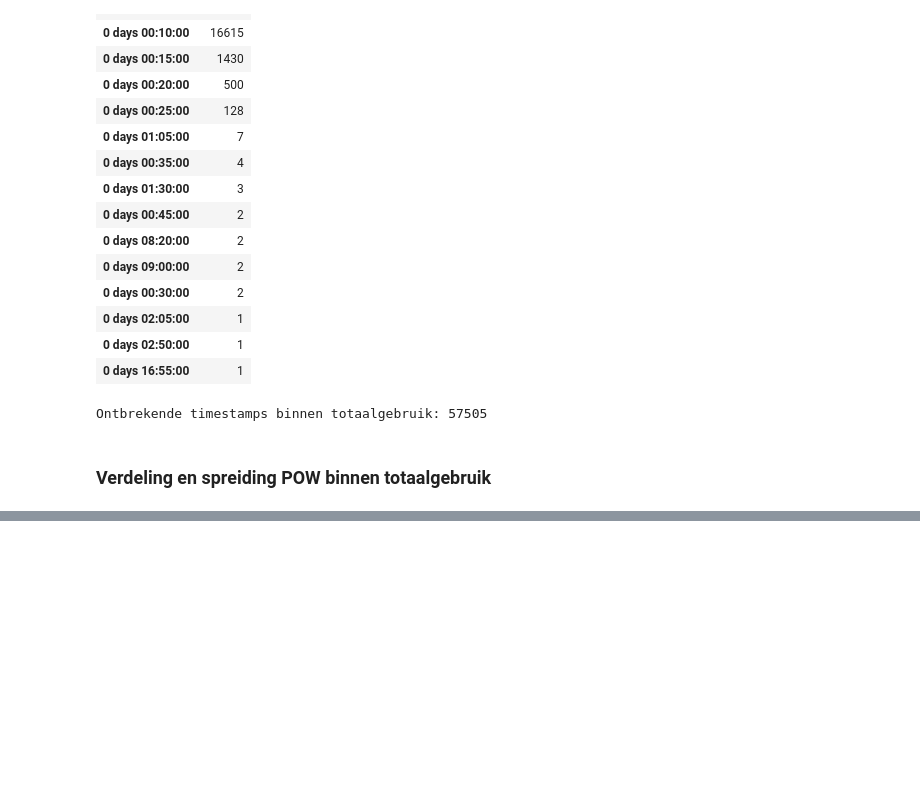
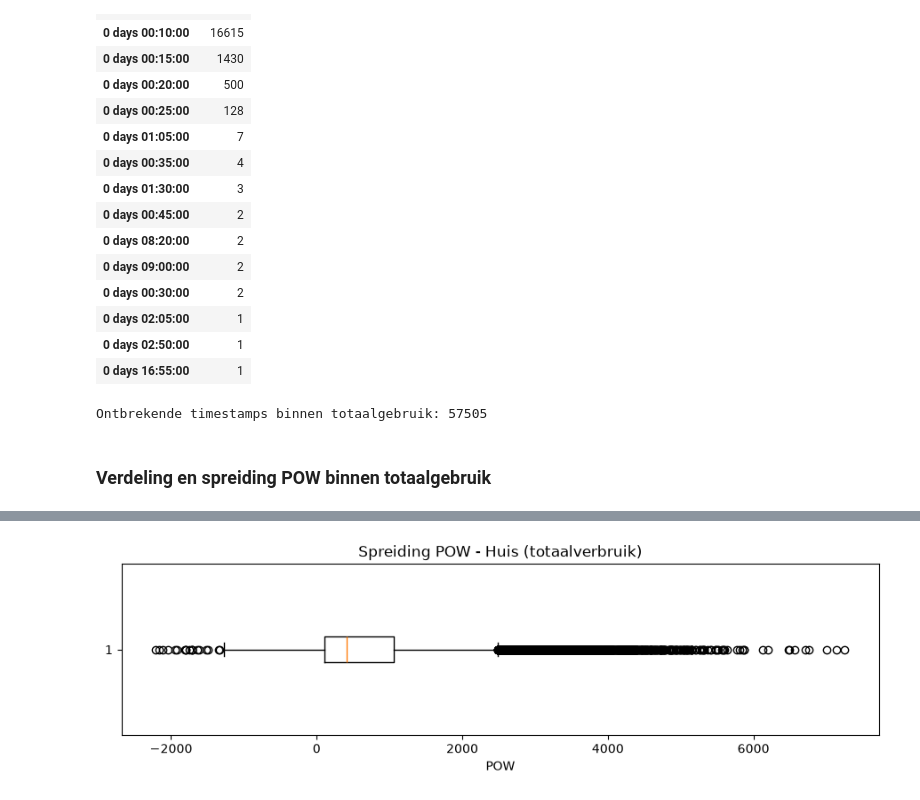
Before and after one commit to CasDerksen/Project3_Deel1, a Jupyter notebook: exploration/02_Huis.ipynb, the cells around one changed output, grey strips where cells are left out. Cells and saved outputs as stored; diff of their text form; code cells hidden in the pictures; blank space fills up the shorter version.

```diff
--- a/exploration/02_Huis.ipynb
+++ b/exploration/02_Huis.ipynb
@@ -393,0 +525,9 @@ POW = 0: 0
+# %%
+#Boxplot POW
+plt.figure(figsize=(11, 2.5))
+plt.boxplot(df_pow_totaal["POW"].dropna(), orientation="horizontal")
+plt.xlabel("POW")
+plt.title("Spreiding POW - Huis (totaalverbruik)")
+plt.show()
+# %% [output]
+[figure, added]
```
Also changed, not shown: parts of 47 cells of this notebook.
